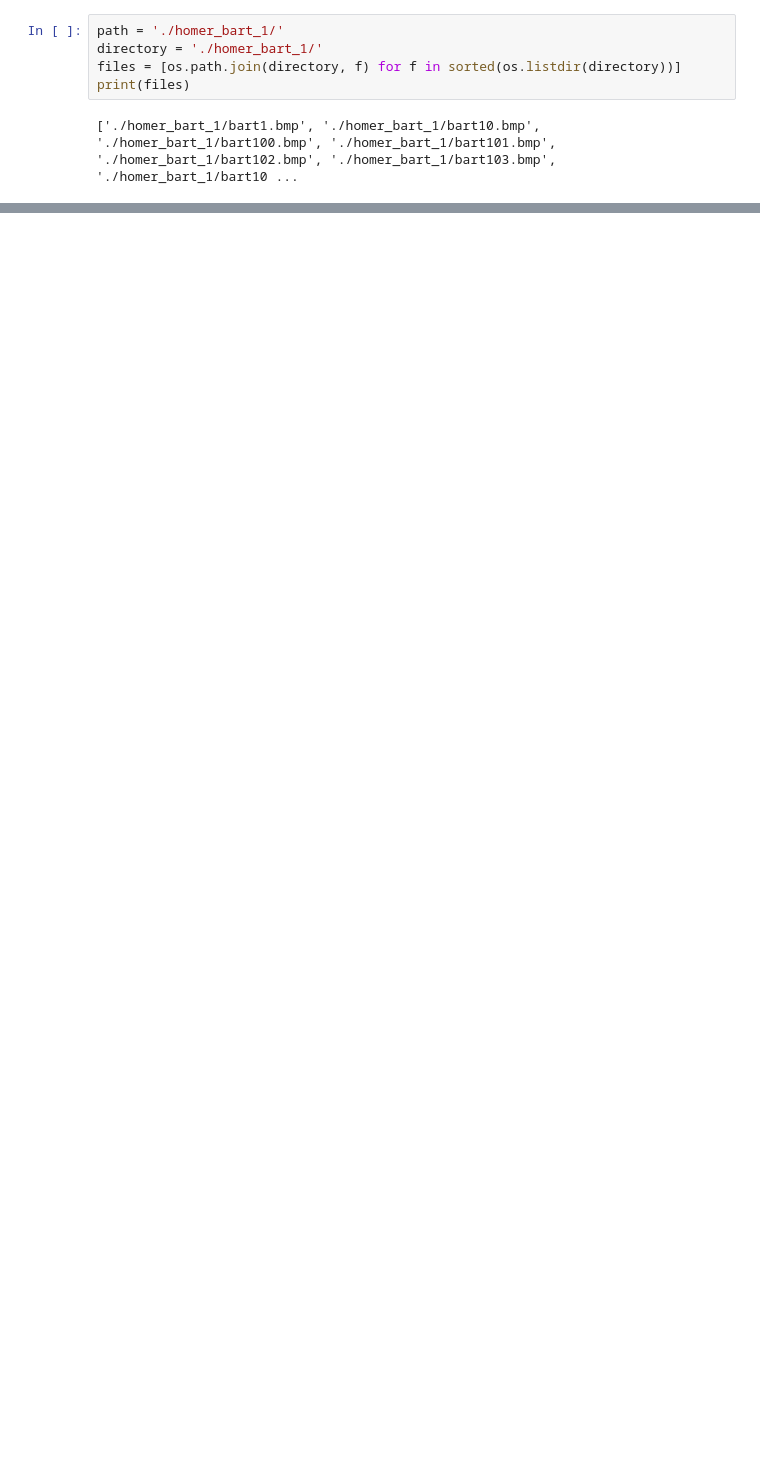
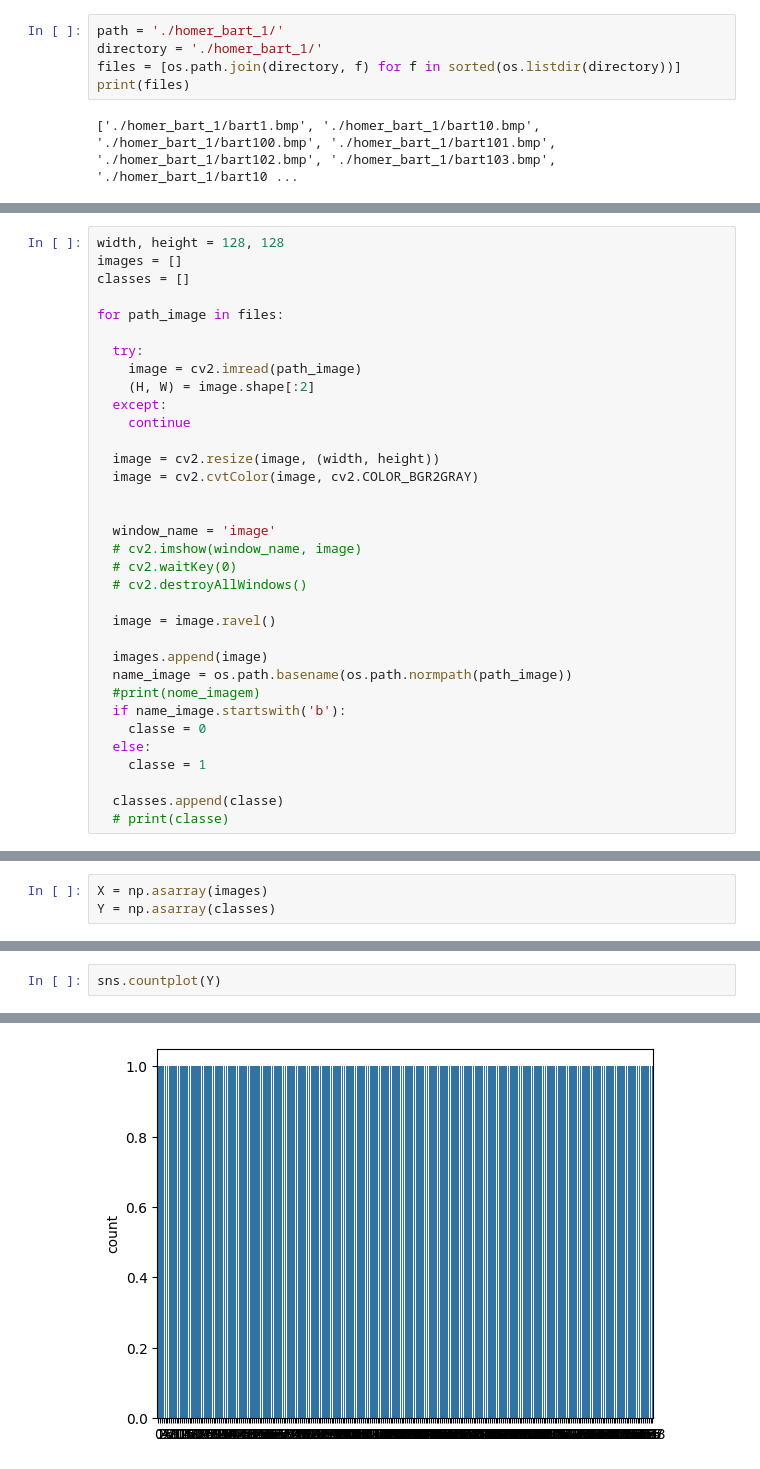
Before and after one commit to muriloribeirx/NeuralNetworks-Clustering, a Jupyter notebook: RNA/redesNeurais.ipynb, the cells around one changed output, grey strips where cells are left out. Drawn from its saved outputs; the diff is of its cells as text; blank space fills up the shorter version.

```diff
--- a/RNA/redesNeurais.ipynb
+++ b/RNA/redesNeurais.ipynb
@@ -114,0 +28,34 @@ print(y2_pred) # 0 - Setosa, 1 - Versicolor, 2 - Virginica
+# %%
+width, height = 128, 128
+images = []
+classes = []
+
+for path_image in files:
+
+  try:
+    image = cv2.imread(path_image)
+    (H, W) = image.shape[:2]
+  except:
+    continue
+
+  image = cv2.resize(image, (width, height))
+  image = cv2.cvtColor(image, cv2.COLOR_BGR2GRAY)
+
+
+  window_name = 'image'
+  # cv2.imshow(window_name, image)
+  # cv2.waitKey(0)
+  # cv2.destroyAllWindows()
+
+  image = image.ravel()
+
+  images.append(image)
+  name_image = os.path.basename(os.path.normpath(path_image))
+  #print(nome_imagem)
+  if name_image.startswith('b'):
+    classe = 0
+  else:
+    classe = 1
+
+  classes.append(classe)
+  # print(classe)
@@ -114,0 +94,3 @@ print(y2_pred) # 0 - Setosa, 1 - Versicolor, 2 - Virginica
+# %%
+X = np.asarray(images)
+Y = np.asarray(classes)
@@ -114,0 +109,3 @@ print(y2_pred) # 0 - Setosa, 1 - Versicolor, 2 - Virginica
+# %%
+sns.countplot(Y)
+# %% [output]
@@ -114,0 +113 @@ print(y2_pred) # 0 - Setosa, 1 - Versicolor, 2 - Virginica
+[figure, added]
```
Also changed, not shown: parts of 60 cells of this notebook, 1 other file.
